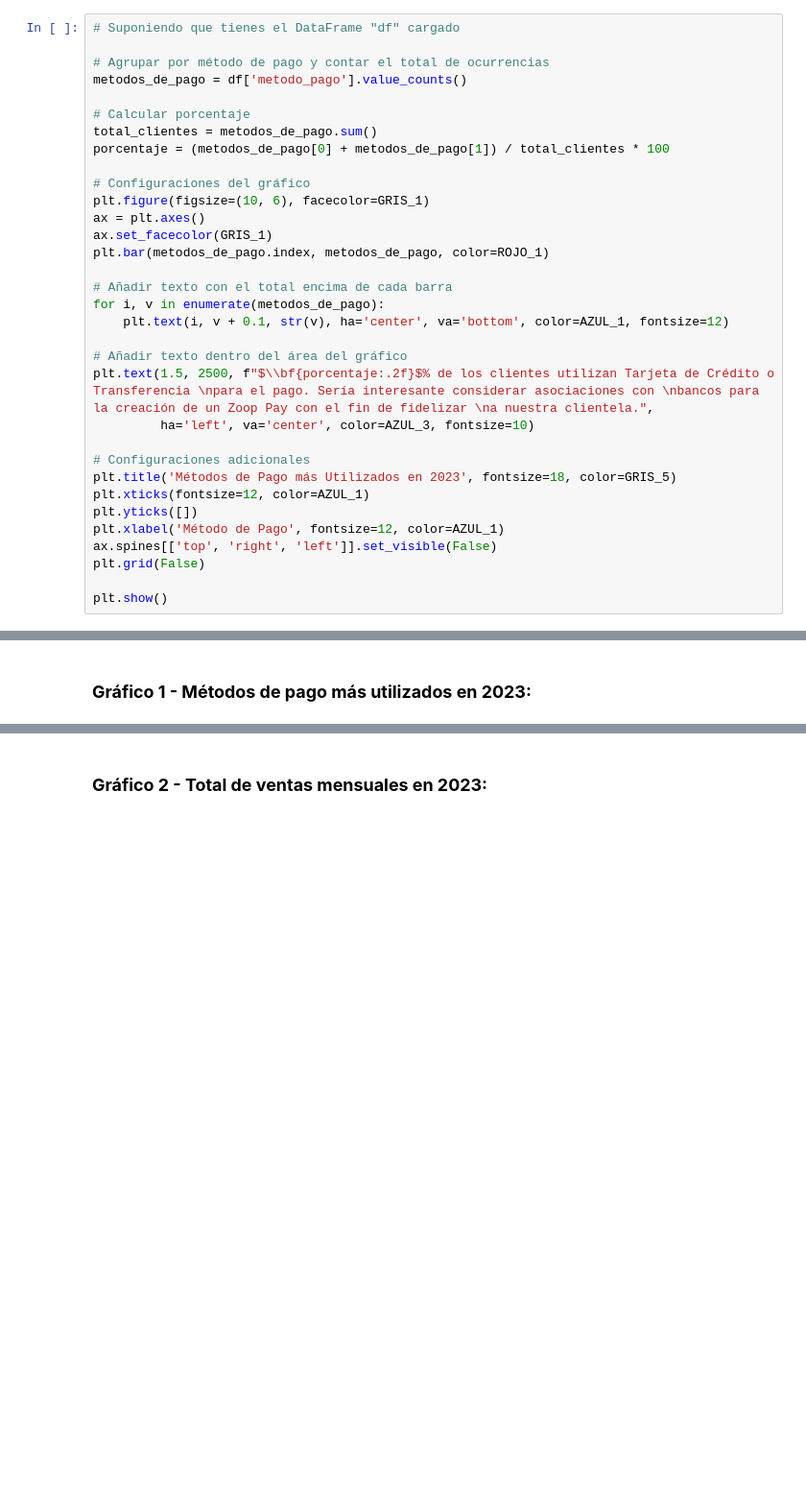
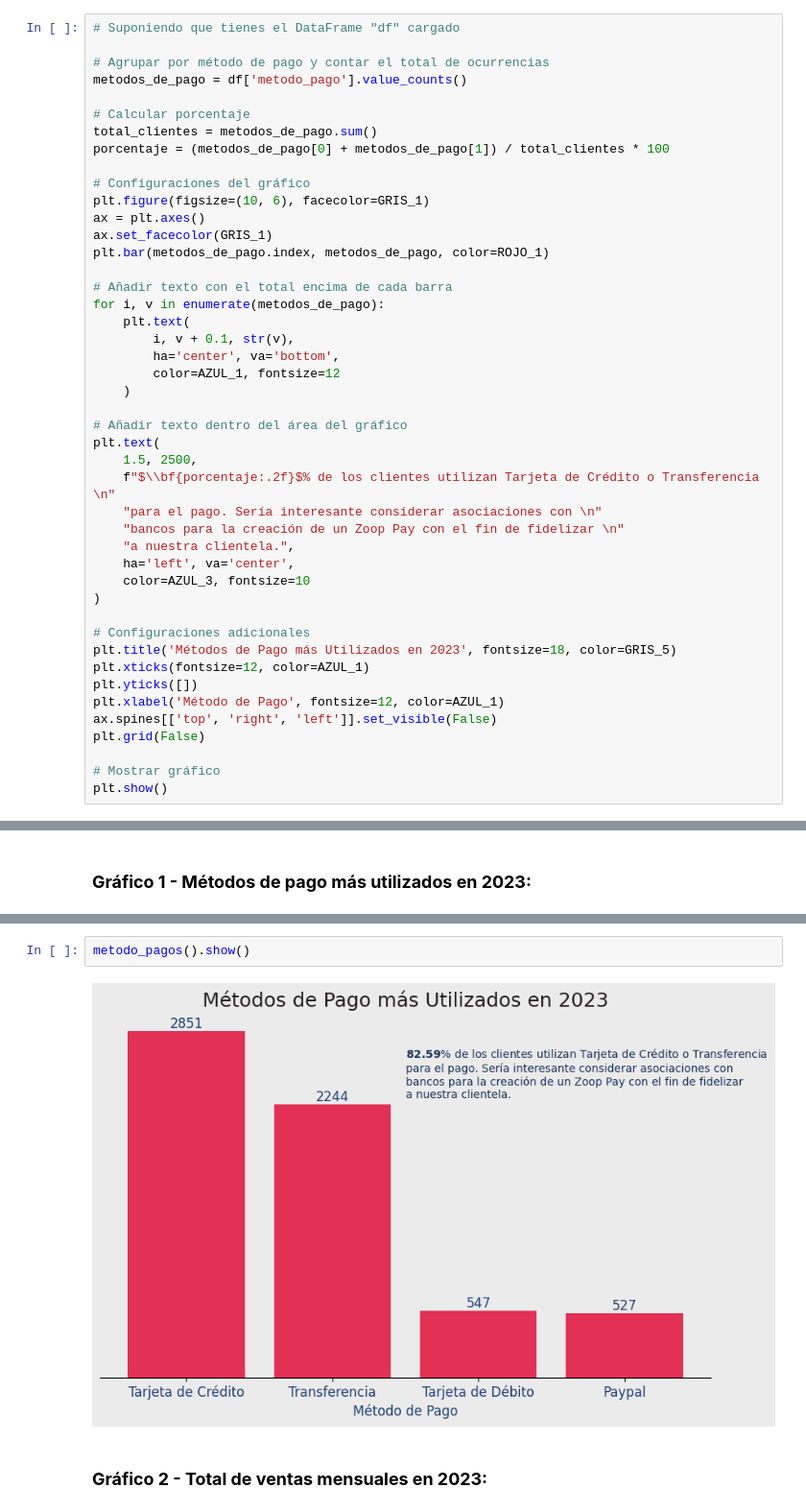
Before and after one commit to Carlos-Alberto-Antonio-G-Fuentes/ia_aplicada_a_datascience, a Jupyter notebook: ia_aplicada_a_ciencia_de_datos.ipynb, the cells around one changed output, grey strips where cells are left out. Shown at 96% size. Cells and saved outputs as stored; diff of their text form; blank space fills up the shorter version.

```diff
--- a/ia_aplicada_a_ciencia_de_datos.ipynb
+++ b/ia_aplicada_a_ciencia_de_datos.ipynb
@@ -951,11 +957,22 @@ plt.bar(metodos_de_pago.index, metodos_de_pago, color=ROJO_1)
 
 # Añadir texto con el total encima de cada barra
 for i, v in enumerate(metodos_de_pago):
-    plt.text(i, v + 0.1, str(v), ha='center', va='bottom', color=AZUL_1, fontsize=12)
+    plt.text(
+        i, v + 0.1, str(v),
+        ha='center', va='bottom',
+        color=AZUL_1, fontsize=12
+    )
 
 # Añadir texto dentro del área del gráfico
-plt.text(1.5, 2500, f"$\\bf{porcentaje:.2f}$% de los clientes utilizan Tarjeta de Crédito o Transferencia \npara el pago. Sería interesante considerar asociaciones con \nbancos para la creación de un Zoop Pay con el fin de fidelizar \na nuestra clientela.",
-         ha='left', va='center', color=AZUL_3, fontsize=10)
+plt.text(
+    1.5, 2500,
+    f"$\\bf{porcentaje:.2f}$% de los clientes utilizan Tarjeta de Crédito o Transferencia \n"
+    "para el pago. Sería interesante considerar asociaciones con \n"
+    "bancos para la creación de un Zoop Pay con el fin de fidelizar \n"
+    "a nuestra clientela.",
+    ha='left', va='center',
+    color=AZUL_3, fontsize=10
+)
 
 # Configuraciones adicionales
 plt.title('Métodos de Pago más Utilizados en 2023', fontsize=18, color=GRIS_5)
@@ -965,6 +982,7 @@ plt.xlabel('Método de Pago', fontsize=12, color=AZUL_1)
 ax.spines[['top', 'right', 'left']].set_visible(False)
 plt.grid(False)
 
+# Mostrar gráfico
 plt.show()
 # %% [output]
 [figure]
@@ -1186,2 +1250,6 @@ Antes de ajustar los últimos 5 visuales de nuestro proyecto, haremos una peque
+# %%
+metodo_pagos().show()
+# %% [output]
+[figure, added]
 # %% [markdown]
 ### **Gráfico 2 - Total de ventas mensuales en 2023:**
```
Also changed, not shown: parts of 8 cells of this notebook.
